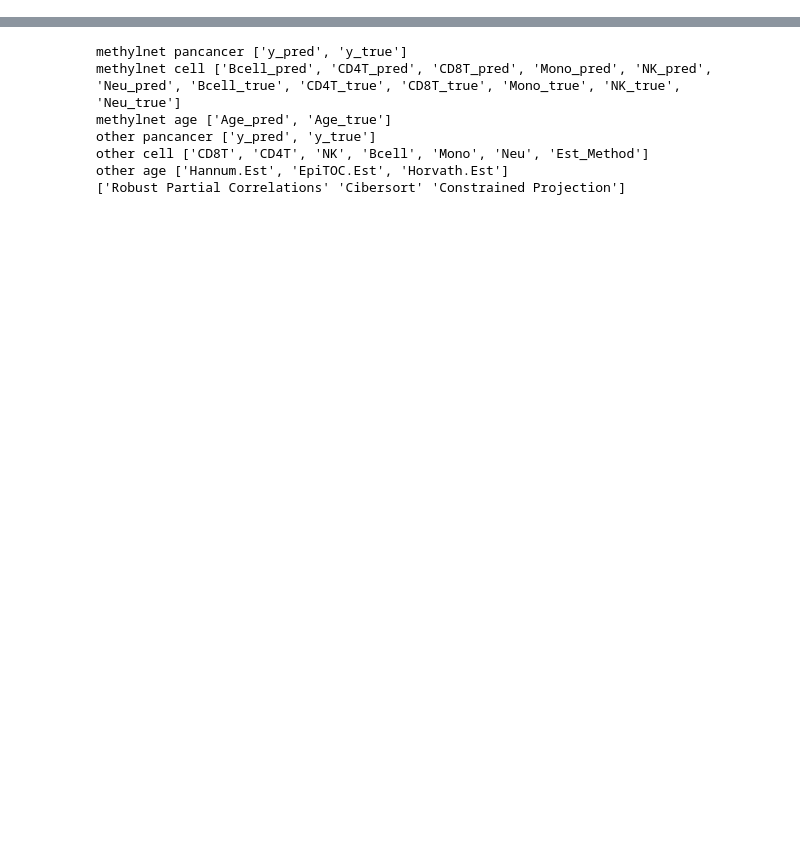
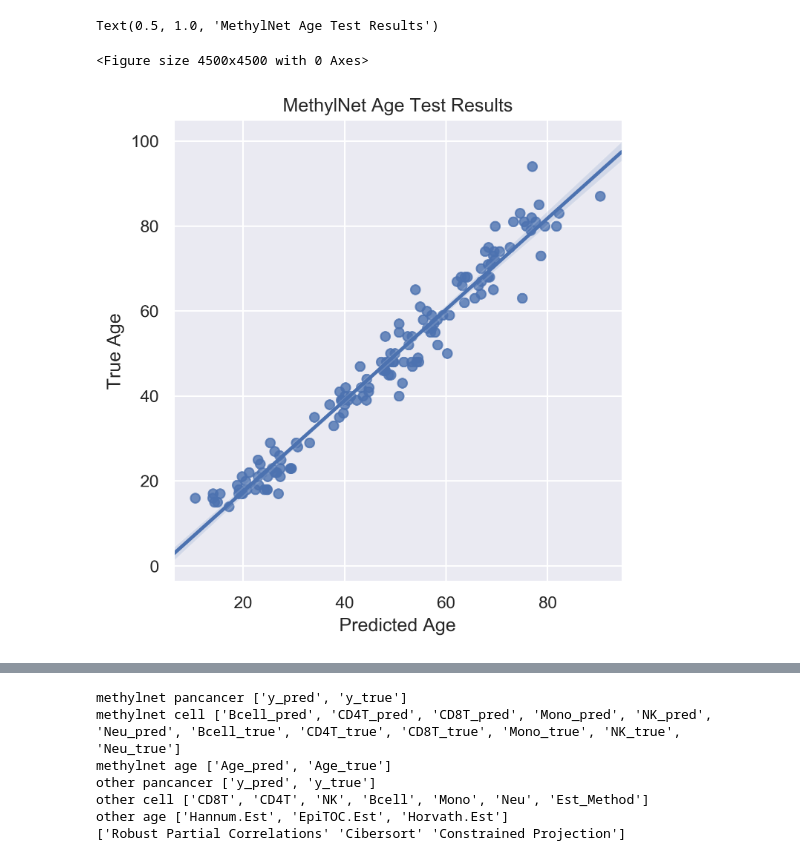
Before and after one commit to Christensen-Lab-Dartmouth/MethylNet, a Jupyter notebook: methylnet_results/evaluate_results.ipynb, the cells around one changed output, grey strips where cells are left out. Drawn from its saved outputs; the diff is of its cells as text; code cells hidden in the pictures; blank space fills up the shorter version.

```diff
--- a/methylnet_results/evaluate_results.ipynb
+++ b/methylnet_results/evaluate_results.ipynb
@@ -23,0 +29,3 @@ one_hot_encoder = pickle.load(open('one_hot_encoder.p','rb'))
+# %%
+df_age=pd.concat((dfs['methylnet']['age'],dfs['other']['age']),axis=1)
+df_age.head()
@@ -23,0 +39,10 @@ one_hot_encoder = pickle.load(open('one_hot_encoder.p','rb'))
+# %%
+plt.figure(figsize=(15,15))
+sns.lmplot('Age_pred','Age_true',data=df_age)
+plt.xlabel('Predicted Age')
+plt.ylabel('True Age')
+plt.title('MethylNet Age Test Results')
+# %% [output]
+Text(0.5, 1.0, 'MethylNet Age Test Results')
+<Figure size 4500x4500 with 0 Axes>
+[figure, added]
```
Also changed, not shown: parts of 22 cells of this notebook, 42 other files.
